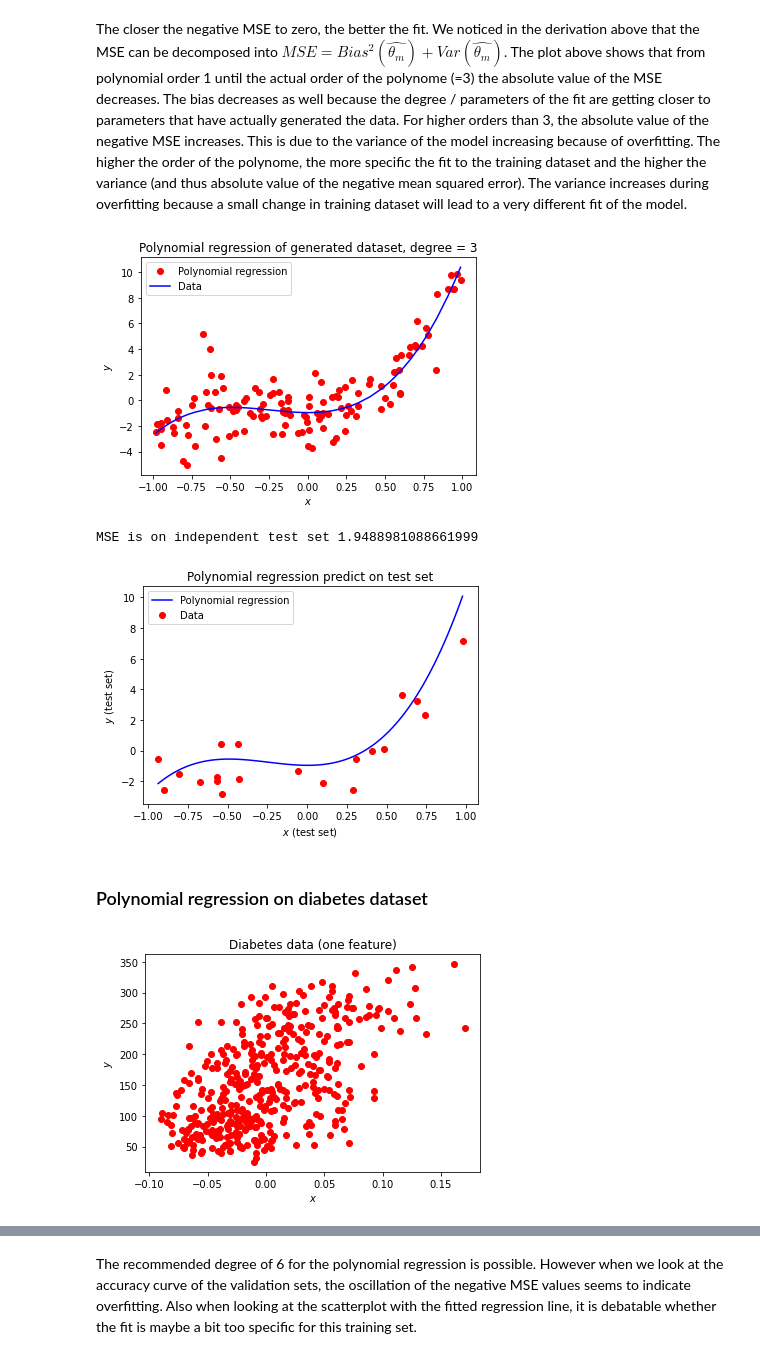
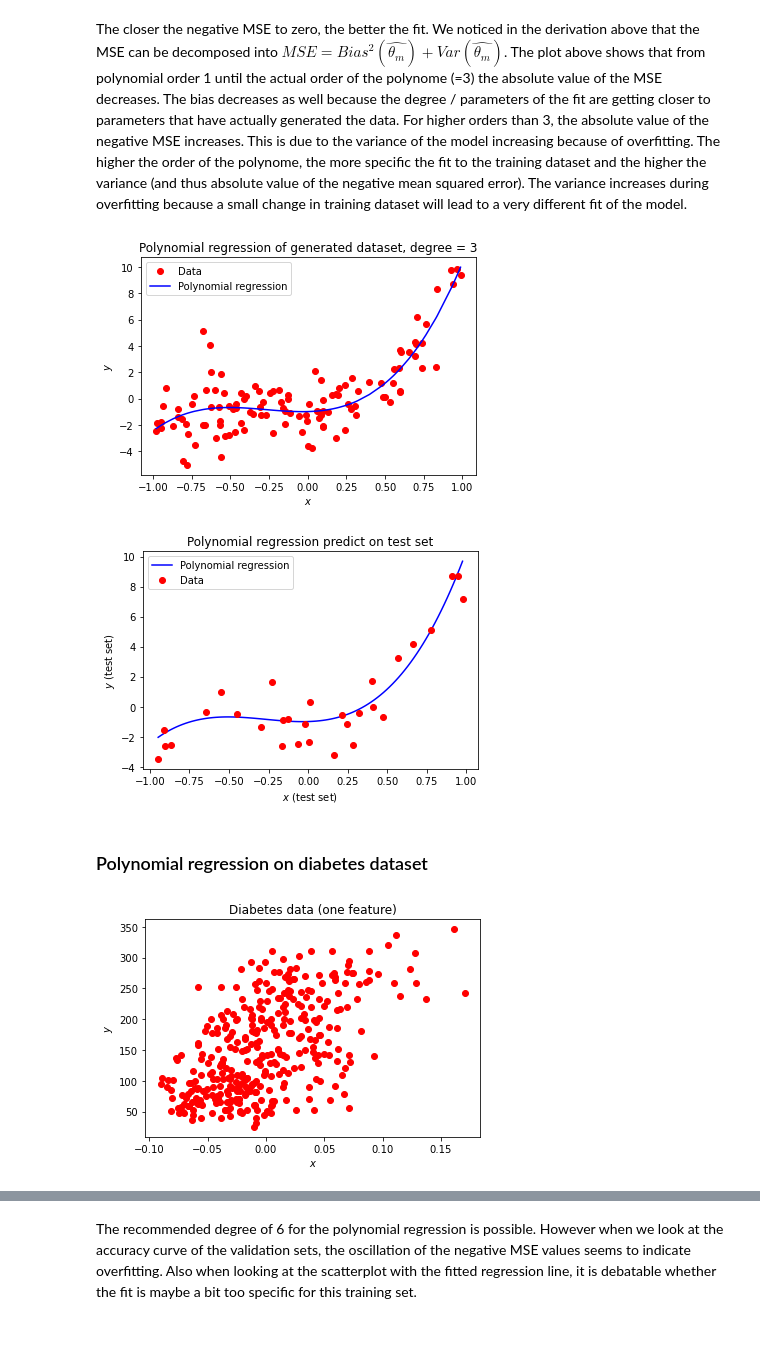
Before and after one commit to LarsDaenen1/8dm50group5, a Jupyter notebook: Week_2/week_2_group5.ipynb, the cells around one changed output, grey strips where cells are left out. Drawn from its saved outputs; the diff is of its cells as text; code cells hidden in the pictures.

```diff
--- a/Week_2/week_2_group5.ipynb
+++ b/Week_2/week_2_group5.ipynb
@@ -206,4 +198,7 @@ y_test = y[-20:]
 # %%
+# split the data into train and test set
+X_train, X_test, y_train, y_test = train_test_split(X, y, test_size=0.2)
+
 # Create pipeline with scaler, polynomial features and the linear regression model
 scaler = StandardScaler()
 model = make_pipeline(scaler, PolynomialFeatures(), linear_model.LinearRegression())
@@ -219,14 +214,21 @@ space = np.linspace(np.min(X_train),np.max(X_train),101).reshape(-1,1)
 
 # Return estimated best degree for polynomial regression
 est_deg = gscv.best_params_['polynomialfeatures__degree']
+print('The optimal degree for polynomial regression is ' + str(est_deg))
 
+# make predictions for training and test set
+preds_train = gscv.predict(X_train.reshape(-1,1))
+preds_test = gscv.predict(X_test.reshape(-1,1))
+
+# calculate MSE for training and test set
+print("The MSE for the training set: {:.2f}".format(MSE(y_train, preds_train)))
+print("The MSE for the test set: {:.2f}".format(MSE(y_test, preds_test)))
+
+# visualize results
 plt.plot(space, gscv.predict(space), color = 'red')
 plt.title('Polynomial with degree ' + str(est_deg))
 plt.xlabel('$x$')
 plt.ylabel('$y$')
-#plt.title(f'True Degree: {degree}  Estimated Degree:{est_deg}')
-
-print('The optimal degree for polynomial regression is ' + str(est_deg))
 
 fig, ax = plt.subplots(1, 1)
 ax.plot(degree_space, gscv.cv_results_['mean_test_score'])
@@ -242,7 +246,6 @@ The optimal degree for polynomial regression is 3
 The closer the negative MSE to zero, the better the fit. We noticed in the derivation above that the MSE can be decomposed into $MSE = Bias^2(\hat{\theta_m}) + Var(\hat{\theta_m})$. The plot above shows that from polynomial order 1 until the actual order of the polynome (=3) the absolute value of the MSE decreases. The bias decreases as well because the degree / parameters of the fit are getting closer to parameters that have actually generated the data. For higher orders than 3, the absolute value of the negative MSE increases. This is due to the variance of the model increasing because of overfitting. The higher the order of the polynome, the more specific the fit to the training dataset and the higher the variance (and thus absolute value of the negative mean squared error). The variance increases during overfitting because a small change in training dataset will lead to a very different fit of the model.
 # %%
 # Fit and plot for the optimal degree of polynomial together with the data points
-
 X_train = X_train[:, np.newaxis]
 poly = PolynomialFeatures(est_deg)
 X_poly = poly.fit_transform(X_train)
@@ -250,42 +253,38 @@ X_poly = poly.fit_transform(X_train)
 model = linear_model.LinearRegression()
 model.fit(X_poly, y_train)
 y_poly_pred = model.predict(X_poly)
+
 plt.plot(X_train, y_train, 'r.', markersize=12)
 # sort the values of x before line plot
 sort_axis = operator.itemgetter(0)
 sorted_zip = sorted(zip(X_train,y_poly_pred), key=sort_axis)
 X_train, y_poly_pred = zip(*sorted_zip)
+
 plt.plot(X_train, y_poly_pred, color='b')
-plt.legend(('Polynomial regression', 'Data'), loc='upper left')
+plt.legend(('Data', 'Polynomial regression'), loc='upper left')
 plt.title('Polynomial regression of generated dataset, degree = ' + str(est_deg))
 plt.xlabel('$x$')
 plt.ylabel('$y$')
 plt.show()
 # %% [output]
-[figure, old version]
+[figure, new version]
 # %%
 # Predict + measure performance on independent test set
-from sklearn.metrics import mean_squared_error
 X_test = X_test[:, np.newaxis]
 
 # And we predict on the test set
-
 y_pred_test = gscv.predict(X_test)
 
 space = np.linspace(np.min(X_test),np.max(X_test),101).reshape(-1,1)
 plt.plot(space, gscv.predict(space), color = 'blue')
-
 plt.plot(X_test, y_test, 'r.', markersize=12)
 plt.legend(('Polynomial regression', 'Data'), loc='upper left')
 plt.title('Polynomial regression predict on test set')
 plt.xlabel('$x$ (test set)')
 plt.ylabel('$y$ (test set)')
-
-MSE = mean_squared_error(y_test, y_pred_test)
-print('MSE is on independent test set ' + str(MSE))
+plt.show()
 # %% [output]
-MSE is on independent test set 1.9488981088661999
-[figure, old version]
+[figure, new version]
 # %% [markdown]
 ### Polynomial regression on diabetes dataset
 # %%
@@ -296,21 +295,17 @@ diabetes = datasets.load_diabetes()
 X_diab = diabetes.data[:, np.newaxis, 2]
 y_diab = diabetes.target
 
-# split the data into training/testing sets
-X_train_diab = X_diab[:-20]
-X_test_diab = X_diab[-20:]
+# split data in train and test set
+X_train_diab, X_test_diab, y_train_diab, y_test_diab = train_test_split(X_diab, y_diab, test_size=0.2)
 
-# split the targets into training/testing sets
-y_train_diab = y_diab[:-20]
-y_test_diab = y_diab[-20:]
-
+# plot the training data
 plt.plot(X_train_diab, y_train_diab, 'r.', markersize=12)
 plt.title('Diabetes data (one feature)')
 plt.xlabel('$x$')
 plt.ylabel('$y$')
 plt.show()
 # %% [output]
-[figure, old version]
+[figure, new version]
 # %%
 # Create pipeline with scaler, polynomial features and the linear regression model
 
```
Also changed, not shown: parts of 11 cells of this notebook.
